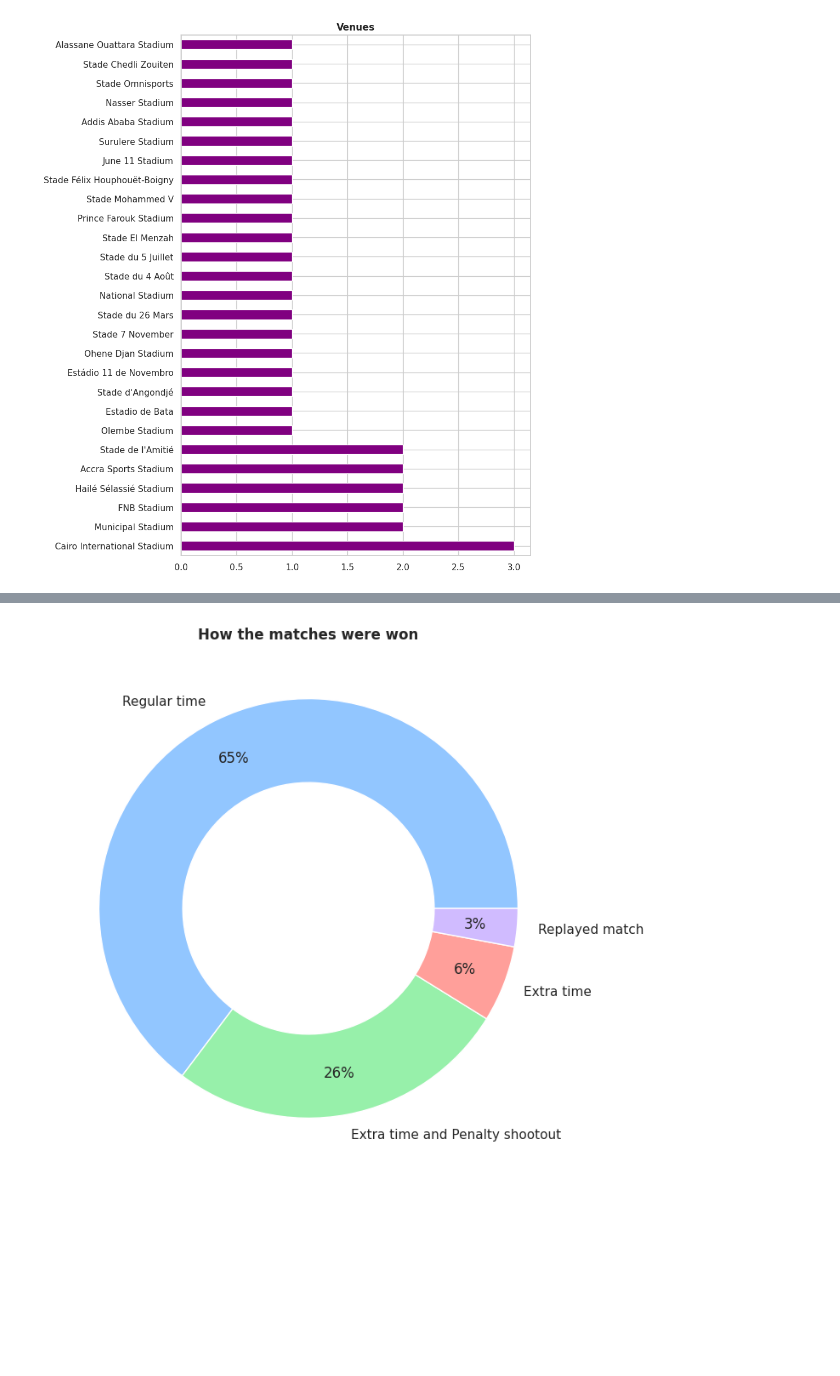
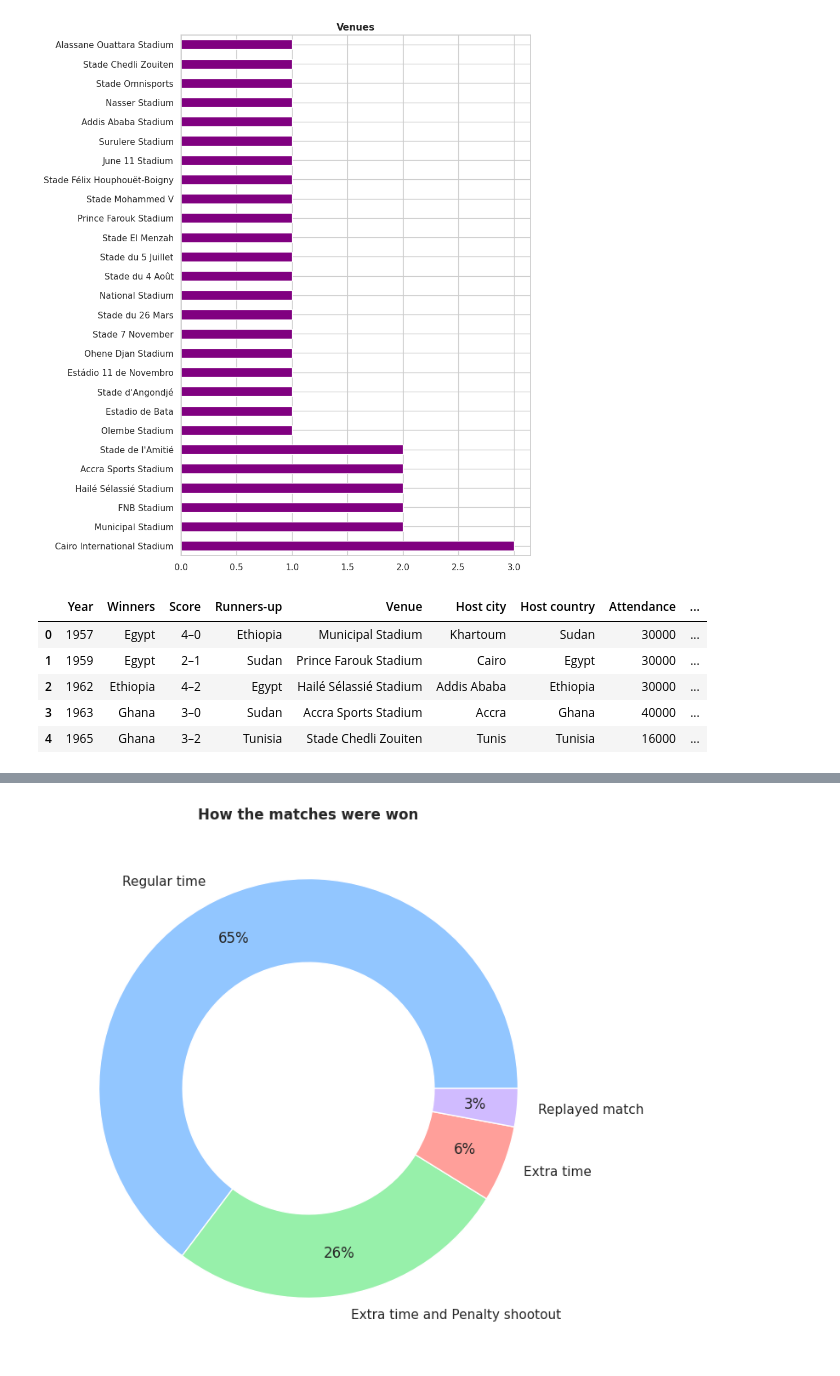
Before and after one commit to guilhermelaviola/SoccerCompetitionsStudy, a Jupyter notebook: AfricanCupOfNationsStudy.ipynb, the cells around one changed output, grey strips where cells are left out. Saved outputs shown, nothing was run; the diff lists cells and outputs as text; code cells hidden in the pictures; blank space fills up the shorter version.

```diff
--- a/AfricanCupOfNationsStudy.ipynb
+++ b/AfricanCupOfNationsStudy.ipynb
@@ -87,3 +87,24 @@ plt.title('Venues', fontweight = 'bold')
 plt.show()
 # %% [output]
 [figure]
+# %%
+# Checking if the team won African Cup of Nations at home or away:
+def champion_at_home(row):
+  winners_country = row['Winners']
+  host_country = row['Host country']
+  if winners_country == host_country:
+    result = 'Home'
+  else:
+    result = 'Away'
+  return result
+
+# Applying the function above on a column of the dataset and generating a new column as result:
+ac['Home champion?'] = ac.apply(champion_at_home, axis=1)
+ac.head()
+# %% [output]
+|  | Year | Winners | Score | Runners-up | Venue | Host city | Host country | Attendance | ... |
+| 0 | 1957 | Egypt | 4–0 | Ethiopia | Municipal Stadium | Khartoum | Sudan | 30000 | ... |
+| 1 | 1959 | Egypt | 2–1 | Sudan | Prince Farouk Stadium | Cairo | Egypt | 30000 | ... |
+| 2 | 1962 | Ethiopia | 4–2 | Egypt | Hailé Sélassié Stadium | Addis Ababa | Ethiopia | 30000 | ... |
+| 3 | 1963 | Ghana | 3–0 | Sudan | Accra Sports Stadium | Accra | Ghana | 40000 | ... |
+| 4 | 1965 | Ghana | 3–2 | Tunisia | Stade Chedli Zouiten | Tunis | Tunisia | 16000 | ... |
```
Also changed, not shown: parts of 2 cells of this notebook.
